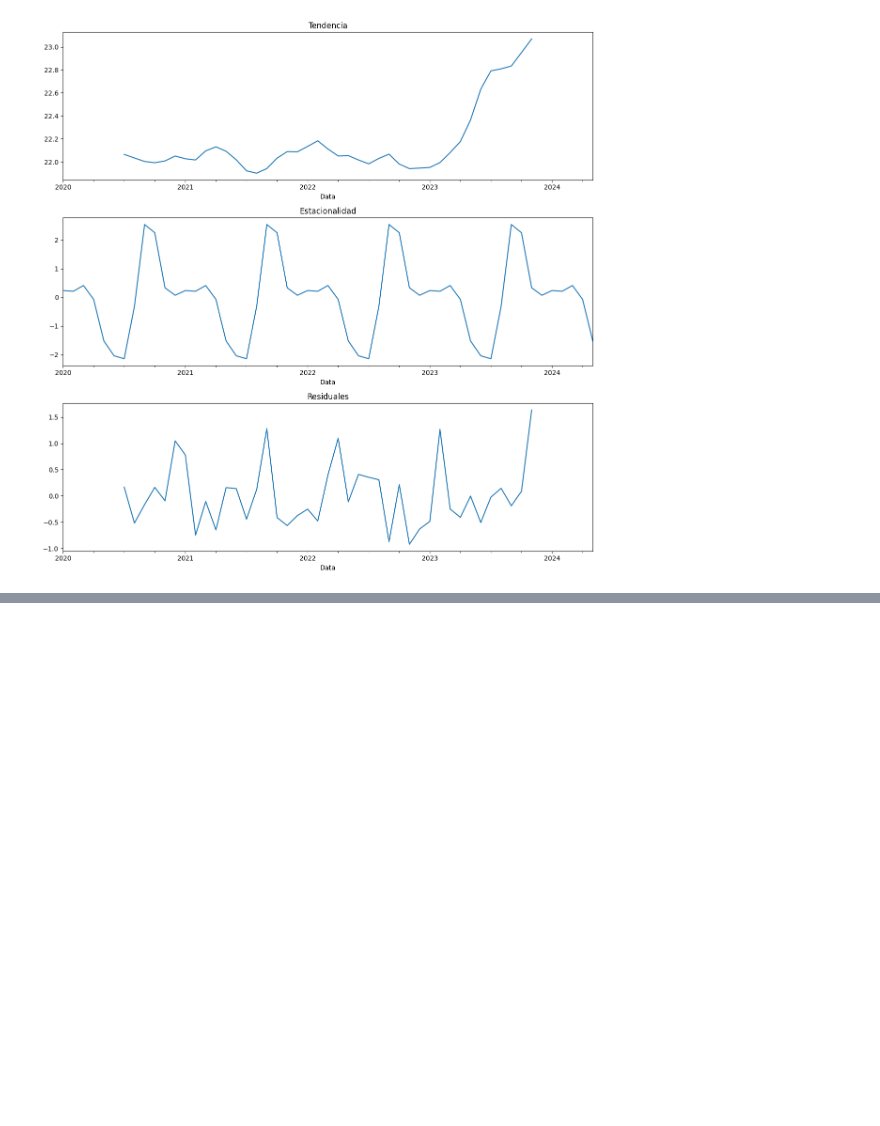
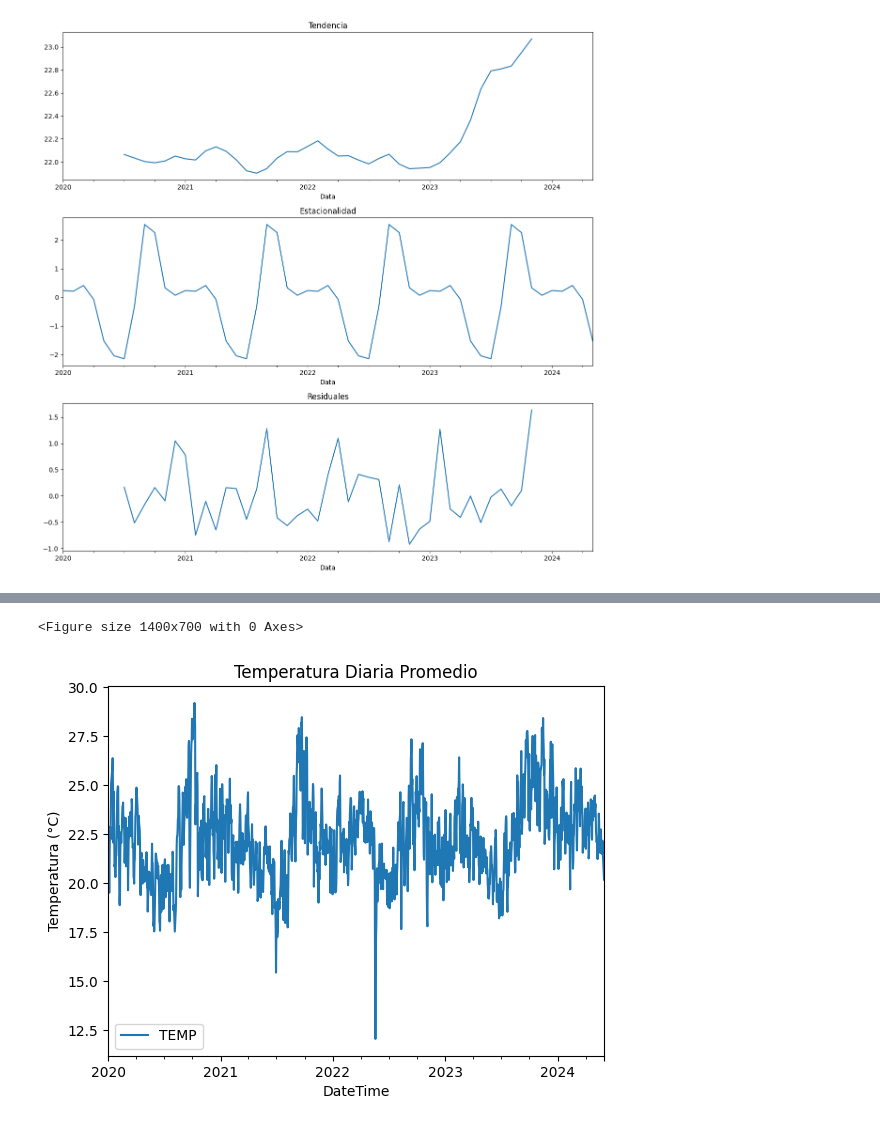
Before and after one commit to Joangopa/Temperatura_Brasilia_Prediction, a Jupyter notebook: analise_dados.ipynb, the cells around one changed output, grey strips where cells are left out. Cells and saved outputs as stored; diff of their text form; code cells hidden in the pictures; blank space fills up the shorter version.

```diff
--- a/analise_dados.ipynb
+++ b/analise_dados.ipynb
@@ -127,0 +130,2 @@ plt.show()
+# %%
+df2 = pd.read_csv('temp_2020_2024.csv', index_col='DateTime')
@@ -127,0 +149,2 @@ plt.show()
+# %%
+df2.index = pd.to_datetime(df2.index)
@@ -127,0 +209,10 @@ plt.show()
+# %%
+import matplotlib.pyplot as plt
+
+# Gráfico de la temperatura diaria
+plt.figure(figsize=(14, 7))
+df2.resample('D').mean().plot(y='TEMP', title='Temperatura Diaria Promedio', ylabel='Temperatura (°C)')
+plt.show()
+# %% [output]
+<Figure size 1400x700 with 0 Axes>
+[figure, added]
```
Also changed, not shown: parts of 9 cells of this notebook, 2 other files.
